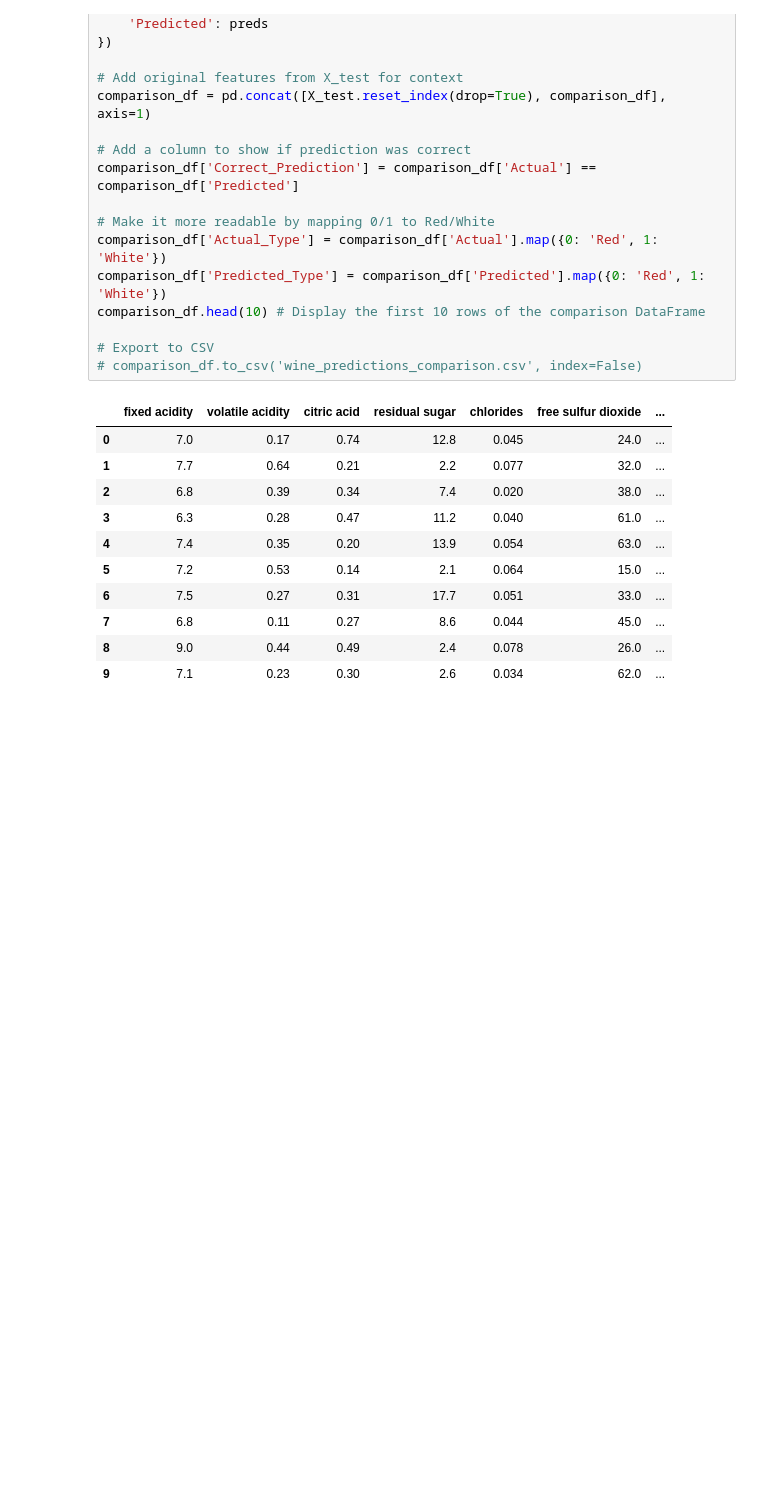
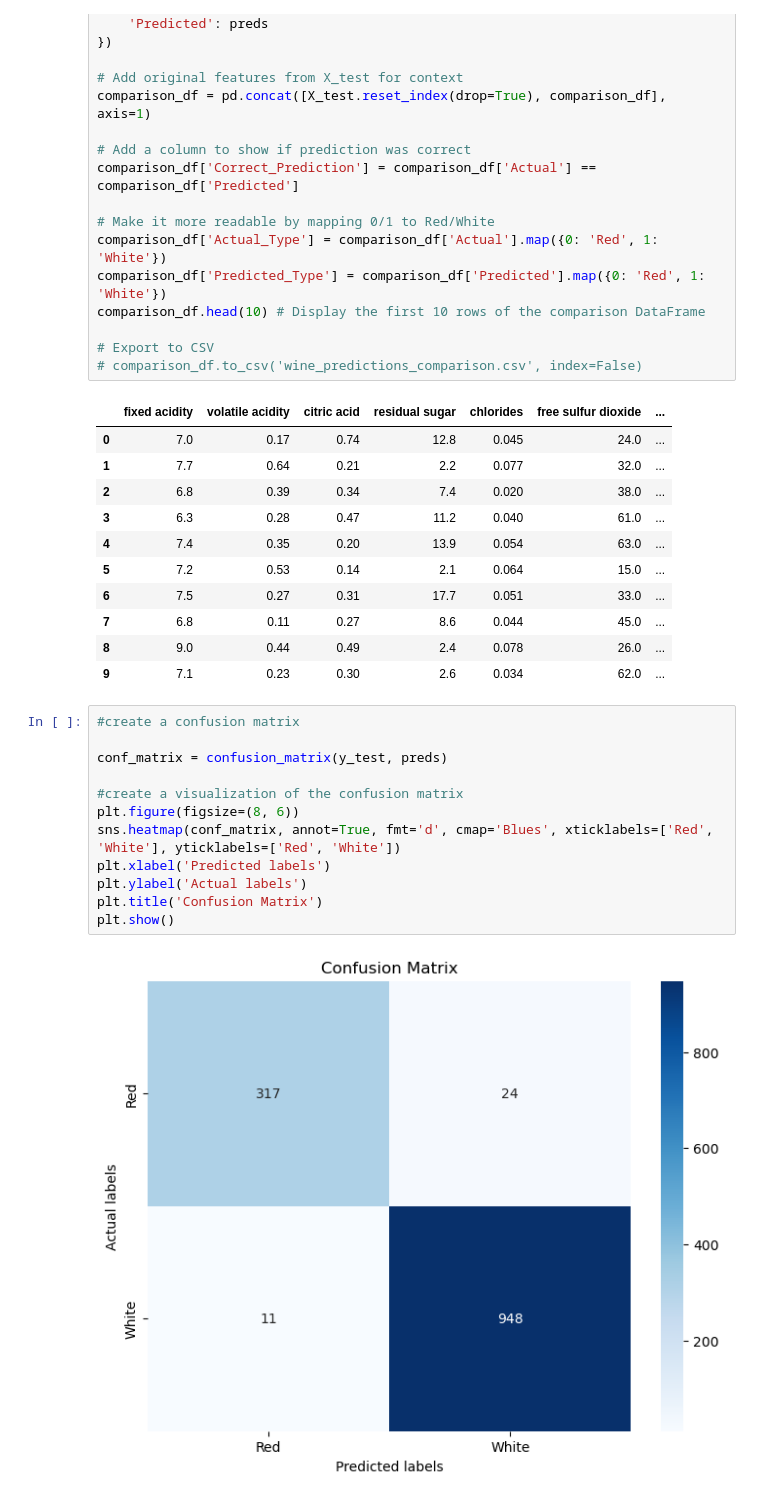
Before and after one commit to rakeshtparayil/Machine_Learning_Projects, a Jupyter notebook: Wine_Quality_ML_Prediction_LR.ipynb, the cells around one changed output. Cells and saved outputs as stored; diff of their text form; blank space fills up the shorter version.

Commit message:
decision matrix

```diff
--- a/Wine_Quality_ML_Prediction_LR.ipynb
+++ b/Wine_Quality_ML_Prediction_LR.ipynb
@@ -182,3 +182,17 @@ comparison_df.head(10) # Display the first 10 rows of the comparison DataFrame
 | 7 | 6.8 | 0.11 | 0.27 | 8.6 | 0.044 | 45.0 | ... |
 | 8 | 9.0 | 0.44 | 0.49 | 2.4 | 0.078 | 26.0 | ... |
 | 9 | 7.1 | 0.23 | 0.30 | 2.6 | 0.034 | 62.0 | ... |
+# %%
+#create a confusion matrix
+
+conf_matrix = confusion_matrix(y_test, preds)
+
+#create a visualization of the confusion matrix
+plt.figure(figsize=(8, 6))
+sns.heatmap(conf_matrix, annot=True, fmt='d', cmap='Blues', xticklabels=['Red', 'White'], yticklabels=['Red', 'White'])
+plt.xlabel('Predicted labels')
+plt.ylabel('Actual labels')
+plt.title('Confusion Matrix')
+plt.show()
+# %% [output]
+[figure, added]
```
Also changed, not shown: 1 other file.
